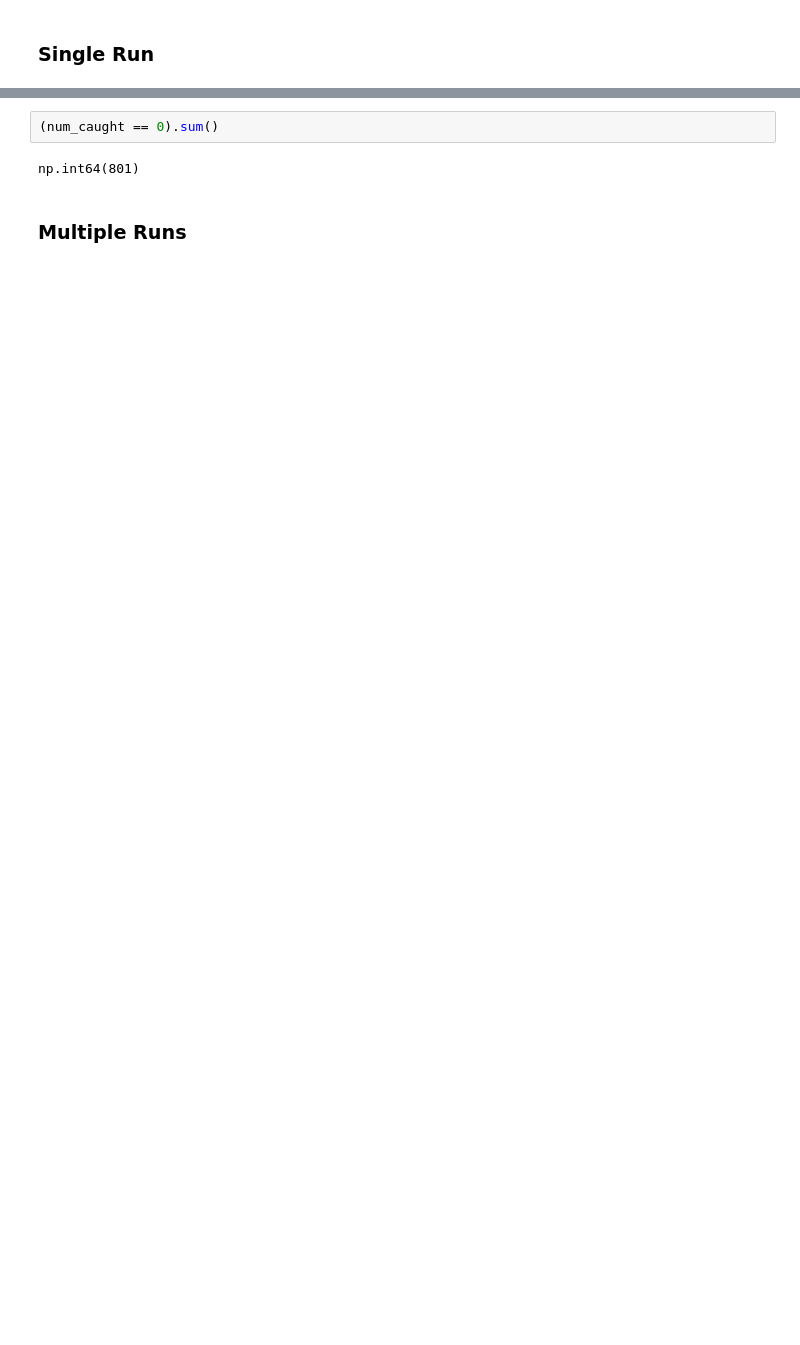
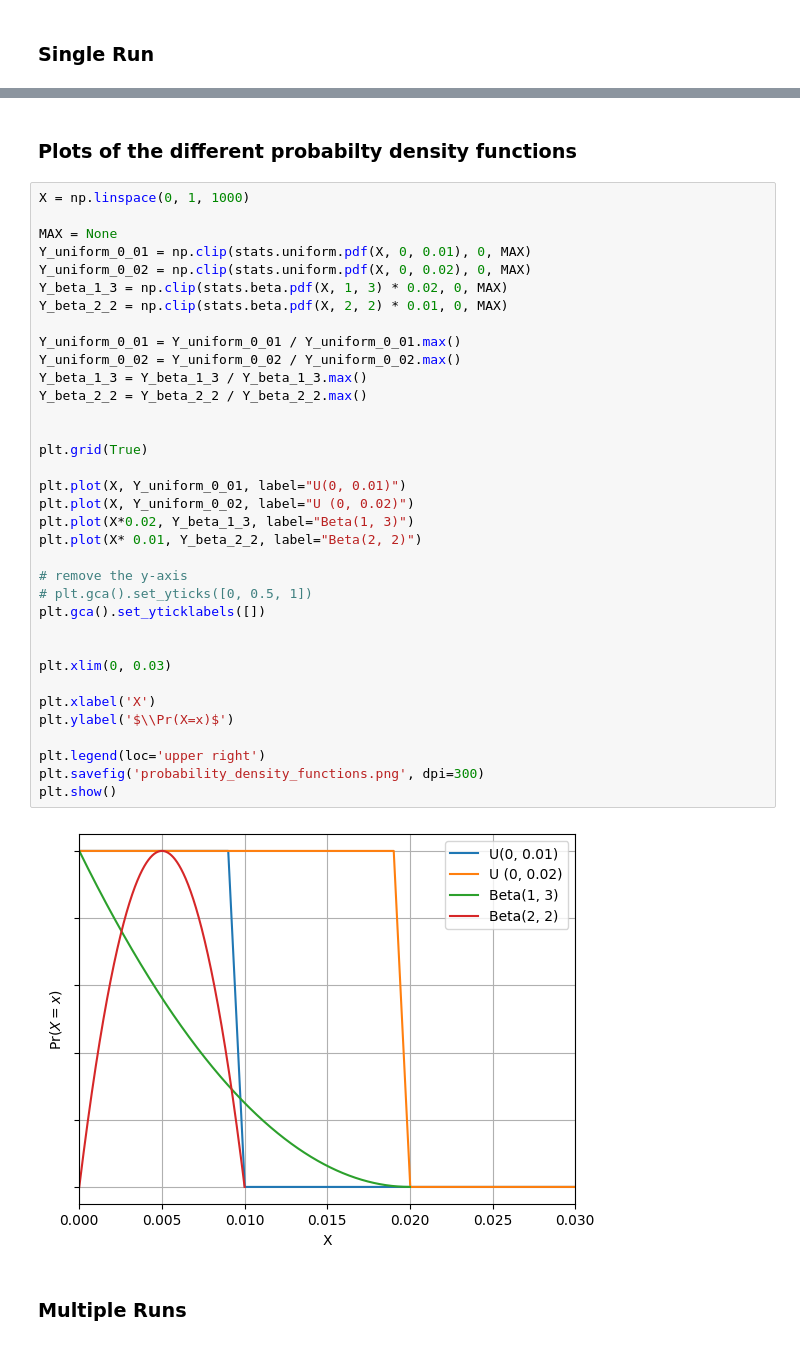
Before and after one commit to FelixCeard/Statistical-Learning-, a Jupyter notebook: sheet-02/code.ipynb, the cells around one changed output, grey strips where cells are left out. Saved outputs shown, nothing was run; the diff lists cells and outputs as text; blank space fills up the shorter version.

```diff
--- a/sheet-02/code.ipynb
+++ b/sheet-02/code.ipynb
@@ -173,7 +217,42 @@ plt.show()
-# %%
-(num_caught == 0).sum()
-# %% [output]
-np.int64(801)
+# %% [markdown]
+### Plots of the different probabilty density functions
+# %%
+X = np.linspace(0, 1, 1000)
+
+MAX = None
+Y_uniform_0_01 = np.clip(stats.uniform.pdf(X, 0, 0.01), 0, MAX)
+Y_uniform_0_02 = np.clip(stats.uniform.pdf(X, 0, 0.02), 0, MAX)
+Y_beta_1_3 = np.clip(stats.beta.pdf(X, 1, 3) * 0.02, 0, MAX)
+Y_beta_2_2 = np.clip(stats.beta.pdf(X, 2, 2) * 0.01, 0, MAX)
+
+Y_uniform_0_01 = Y_uniform_0_01 / Y_uniform_0_01.max()
+Y_uniform_0_02 = Y_uniform_0_02 / Y_uniform_0_02.max()
+Y_beta_1_3 = Y_beta_1_3 / Y_beta_1_3.max()
+Y_beta_2_2 = Y_beta_2_2 / Y_beta_2_2.max()
+
+
+plt.grid(True)
+
+plt.plot(X, Y_uniform_0_01, label="U(0, 0.01)")
+plt.plot(X, Y_uniform_0_02, label="U (0, 0.02)")
+plt.plot(X*0.02, Y_beta_1_3, label="Beta(1, 3)")
+plt.plot(X* 0.01, Y_beta_2_2, label="Beta(2, 2)")
+
+# remove the y-axis
+# plt.gca().set_yticks([0, 0.5, 1])
+plt.gca().set_yticklabels([])
+
+
+plt.xlim(0, 0.03)
+
+plt.xlabel('X')
+plt.ylabel('$\\Pr(X=x)$')
+
+plt.legend(loc='upper right')
+plt.savefig('probability_density_functions.png', dpi=300)
+plt.show()
+# %% [output]
+[figure, added]
 # %% [markdown]
 ### Multiple Runs
 # %%
```
Also changed, not shown: parts of 61 cells of this notebook, 14 other files.
